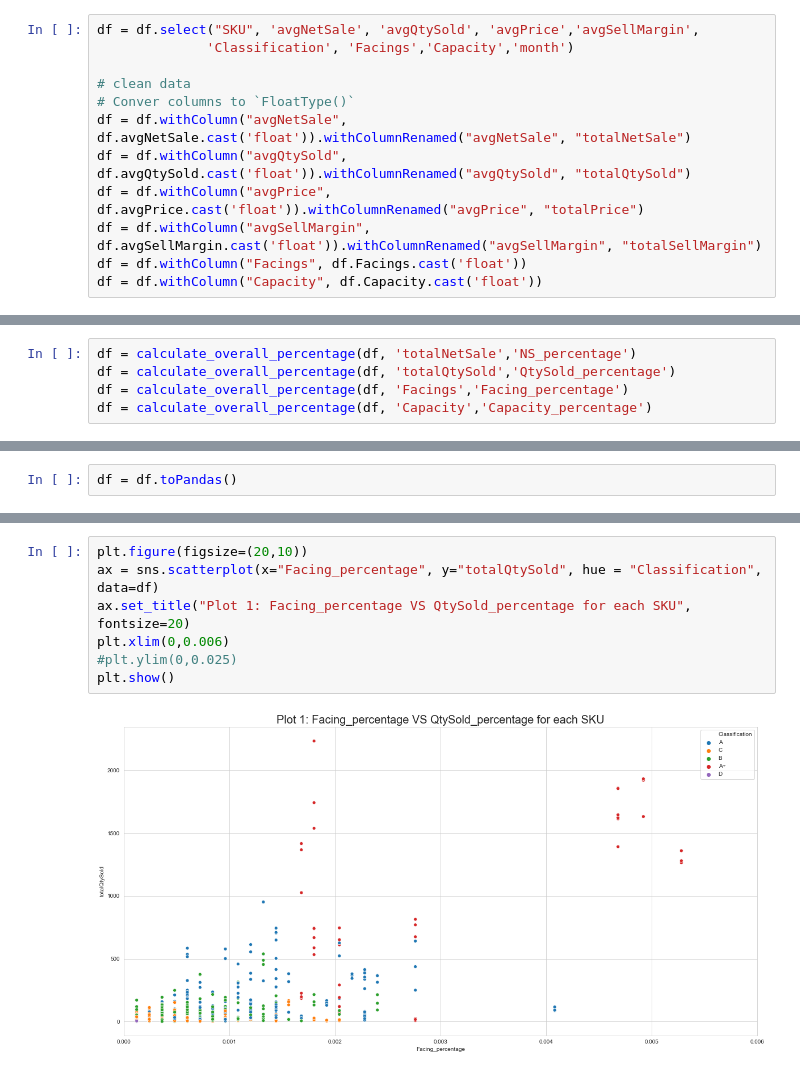
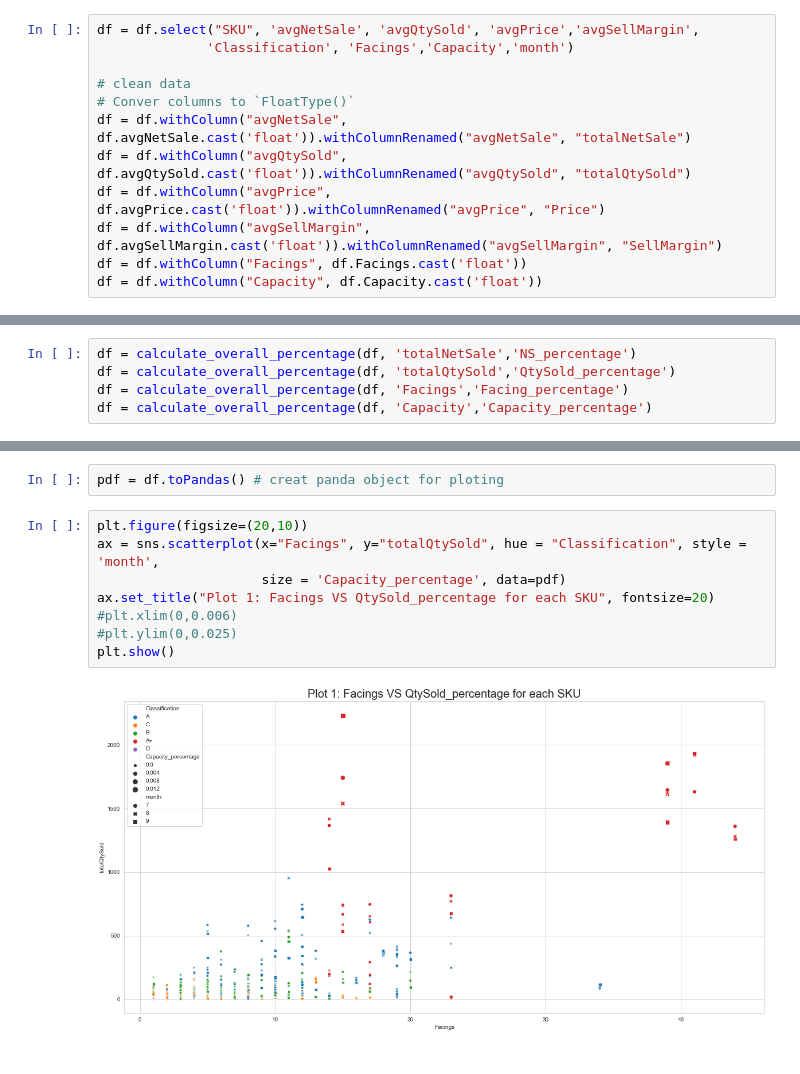
Before and after one commit to YiranJing/Lagardere_CommercialAnalysis, a Jupyter notebook: InventoryOptimization/notebook/CheckItems_InventoryOptimization.ipynb, the cells around one changed output, grey strips where cells are left out. Drawn from its saved outputs; the diff is of its cells as text.

```diff
--- a/InventoryOptimization/notebook/CheckItems_InventoryOptimization.ipynb
+++ b/InventoryOptimization/notebook/CheckItems_InventoryOptimization.ipynb
@@ -67,8 +67,8 @@ df = df.select("SKU", 'avgNetSale', 'avgQtySold', 'avgPrice','avgSellMargin',
 # Conver columns to `FloatType()`
 df = df.withColumn("avgNetSale", df.avgNetSale.cast('float')).withColumnRenamed("avgNetSale", "totalNetSale")
 df = df.withColumn("avgQtySold", df.avgQtySold.cast('float')).withColumnRenamed("avgQtySold", "totalQtySold")
-df = df.withColumn("avgPrice", df.avgPrice.cast('float')).withColumnRenamed("avgPrice", "totalPrice")
-df = df.withColumn("avgSellMargin", df.avgSellMargin.cast('float')).withColumnRenamed("avgSellMargin", "totalSellMargin")
+df = df.withColumn("avgPrice", df.avgPrice.cast('float')).withColumnRenamed("avgPrice", "Price")
+df = df.withColumn("avgSellMargin", df.avgSellMargin.cast('float')).withColumnRenamed("avgSellMargin", "SellMargin")
 df = df.withColumn("Facings", df.Facings.cast('float'))
 df = df.withColumn("Capacity", df.Capacity.cast('float'))
 # %%
@@ -101,5 +101,3 @@ root
  |-- QtySold_percentage: double (nullable = true)
  |-- Facing_percentage: double (nullable = true)
  |-- Capacity_percentage: double (nullable = true)
-# %%
-df = df.toPandas()
@@ -106,10 +119,13 @@ df = df.toPandas()
+# %%
+pdf = df.toPandas() # creat panda object for ploting
 # %%
 plt.figure(figsize=(20,10))
-ax = sns.scatterplot(x="Facing_percentage", y="totalQtySold", hue = "Classification", data=df)
-ax.set_title("Plot 1: Facing_percentage VS QtySold_percentage for each SKU", fontsize=20)
-plt.xlim(0,0.006)
+ax = sns.scatterplot(x="Facings", y="totalQtySold", hue = "Classification", style = 'month',
+                     size = 'Capacity_percentage', data=pdf)
+ax.set_title("Plot 1: Facings VS QtySold_percentage for each SKU", fontsize=20)
+#plt.xlim(0,0.006)
 #plt.ylim(0,0.025)
 plt.show()
 # %% [output]
-[figure, old version]
+[figure, new version]
 # %% [markdown]
```
Also changed, not shown: parts of 25 cells of this notebook.
